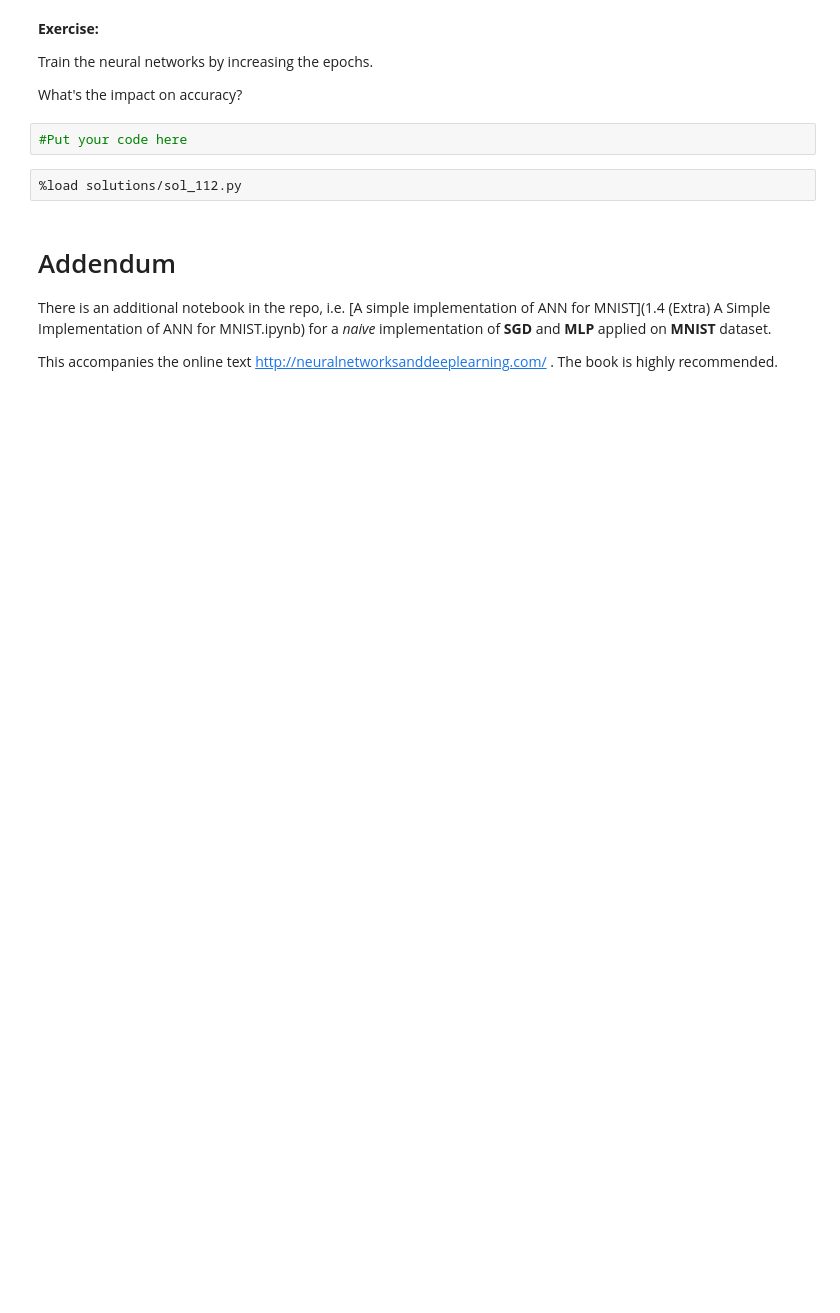
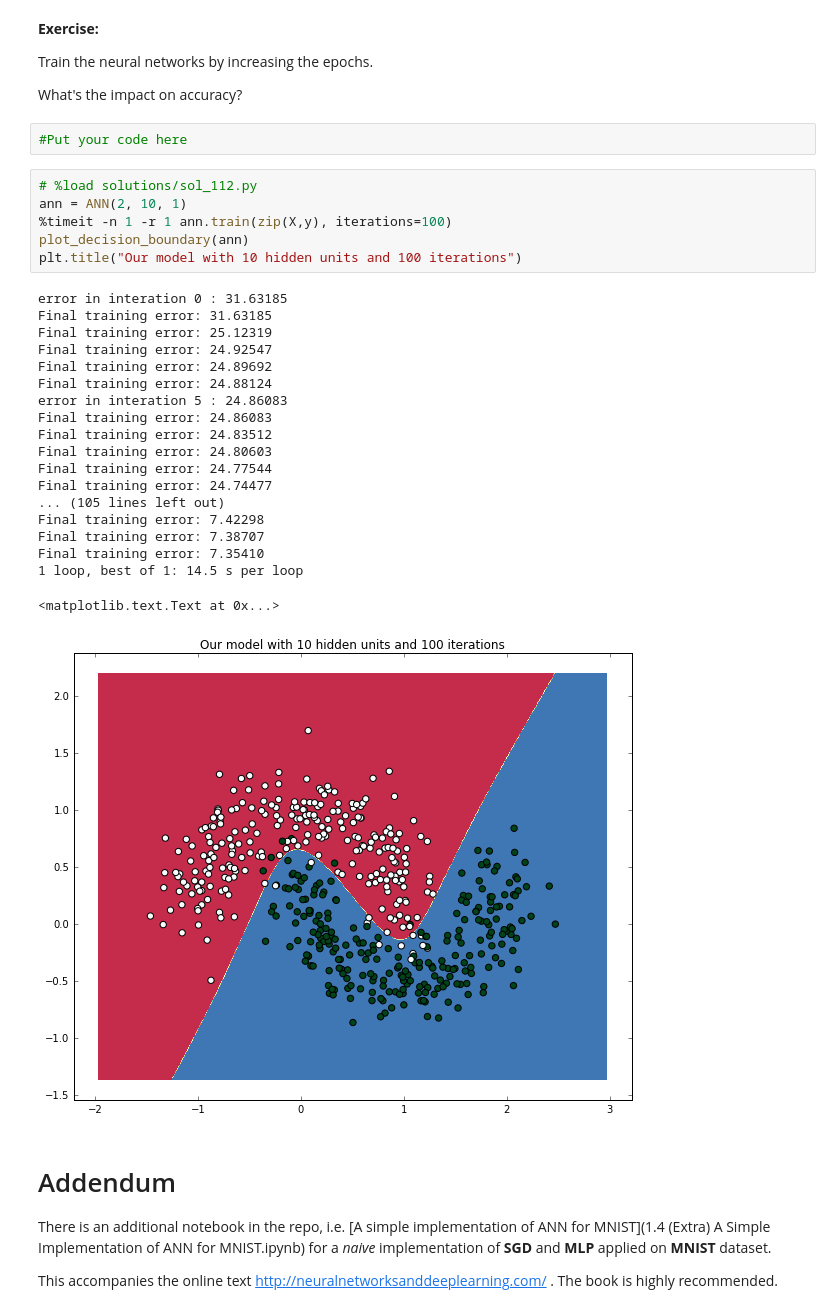
Before and after one commit to leriomaggio/deep-learning-keras-tensorflow, a Jupyter notebook: 1.1 Introduction - Deep Learning and ANN.ipynb, the cells around one changed output. Drawn from its saved outputs; the diff is of its cells as text; blank space fills up the shorter version.

```diff
--- a/1.1 Introduction - Deep Learning and ANN.ipynb
+++ b/1.1 Introduction - Deep Learning and ANN.ipynb
@@ -427,8 +437,32 @@ Train the neural networks by increasing the epochs.
 What's the impact on accuracy?
 # %%
 #Put your code here
-# %%
-%load solutions/sol_112.py
+# %%
+# %load solutions/sol_112.py
+ann = ANN(2, 10, 1)
+%timeit -n 1 -r 1 ann.train(zip(X,y), iterations=100)
+plot_decision_boundary(ann)
+plt.title("Our model with 10 hidden units and 100 iterations")
+# %% [output]
+error in interation 0 : 31.63185
+Final training error: 31.63185
+Final training error: 25.12319
+Final training error: 24.92547
+Final training error: 24.89692
+Final training error: 24.88124
+error in interation 5 : 24.86083
+Final training error: 24.86083
+Final training error: 24.83512
+Final training error: 24.80603
+Final training error: 24.77544
+Final training error: 24.74477
+... (105 lines left out)
+Final training error: 7.42298
+Final training error: 7.38707
+Final training error: 7.35410
+1 loop, best of 1: 14.5 s per loop
+<matplotlib.text.Text at 0x...>
+[figure, added]
 # %% [markdown]
 # Addendum
 
```
Also changed, not shown: parts of 10 cells of this notebook.
